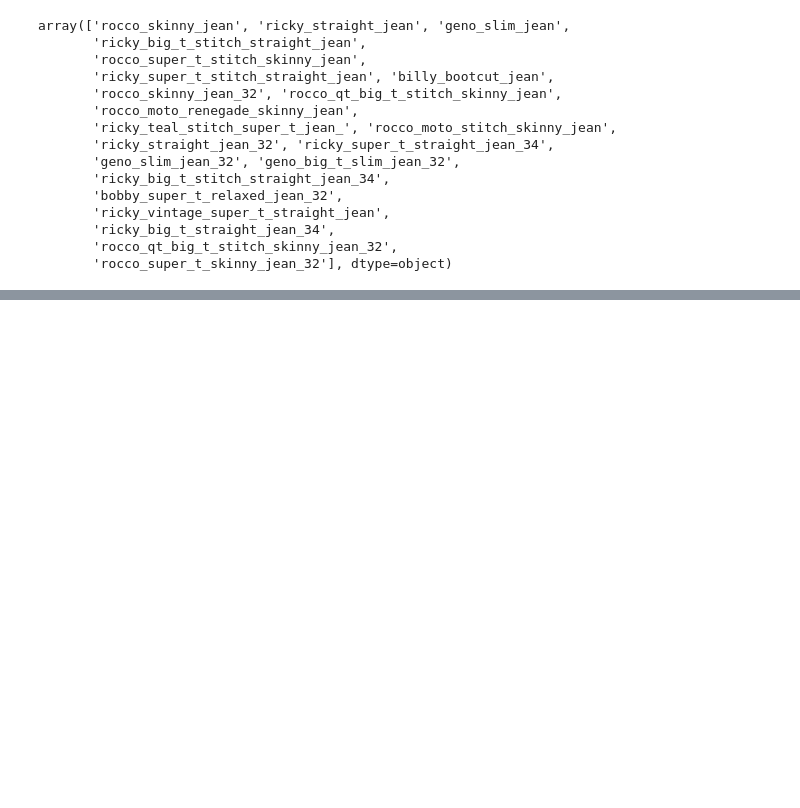
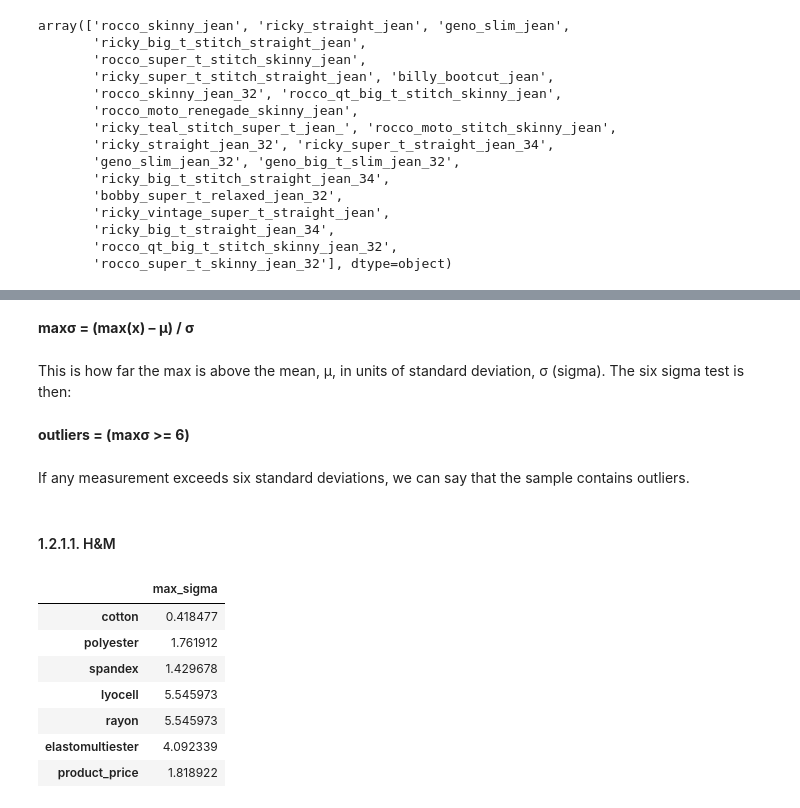
Before and after one commit to lucasquemelli/Star_Jeans, a Jupyter notebook: star_jeans.ipynb, the cells around one changed output, grey strips where cells are left out. Saved outputs shown, nothing was run; the diff lists cells and outputs as text; code cells hidden in the pictures; blank space fills up the shorter version.

```diff
--- a/star_jeans.ipynb
+++ b/star_jeans.ipynb
@@ -471,0 +478,26 @@ array(['rocco_skinny_jean', 'ricky_straight_jean', 'geno_slim_jean',
+# %% [markdown]
+**maxσ = (max(x) – μ) / σ**
+# %% [markdown]
+This is how far the max is above the mean, μ, in units of standard deviation, σ (sigma). The six sigma test is then:
+# %% [markdown]
+**outliers = (maxσ >= 6)**
+# %% [markdown]
+If any measurement exceeds six standard deviations, we can say that the sample contains outliers.
+# %% [markdown]
+#### 1.2.1.1. H&M
+# %%
+numerical_attributes = df01_clean.select_dtypes(include=['float64'])
+
+d1 = pd.DataFrame(numerical_attributes.apply(lambda x: (x.max() - x.mean())/x.std() ))
+d1.columns = ['max_sigma']
+
+d1
+# %% [output]
+|  | max_sigma |
+| cotton | 0.418477 |
+| polyester | 1.761912 |
+| spandex | 1.429678 |
+| lyocell | 5.545973 |
+| rayon | 5.545973 |
+| elastomultiester | 4.092339 |
+| product_price | 1.818922 |
```
Also changed, not shown: parts of 7 cells of this notebook.
